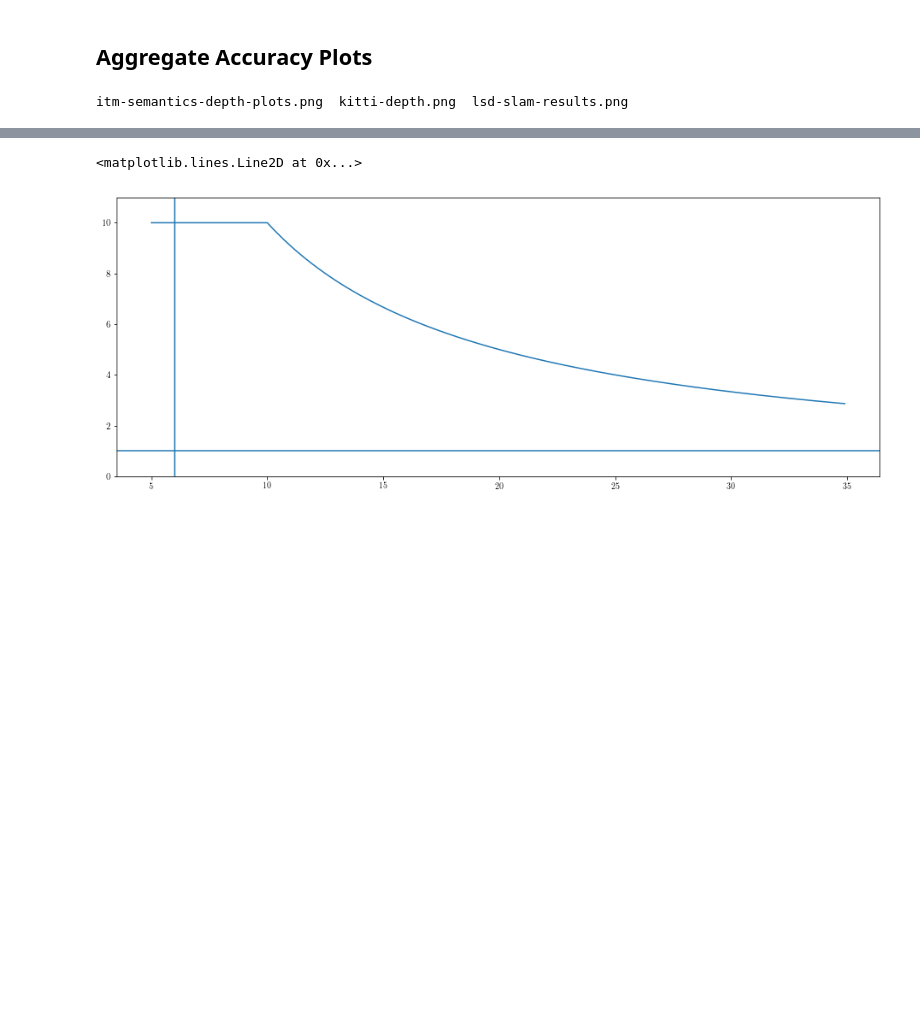
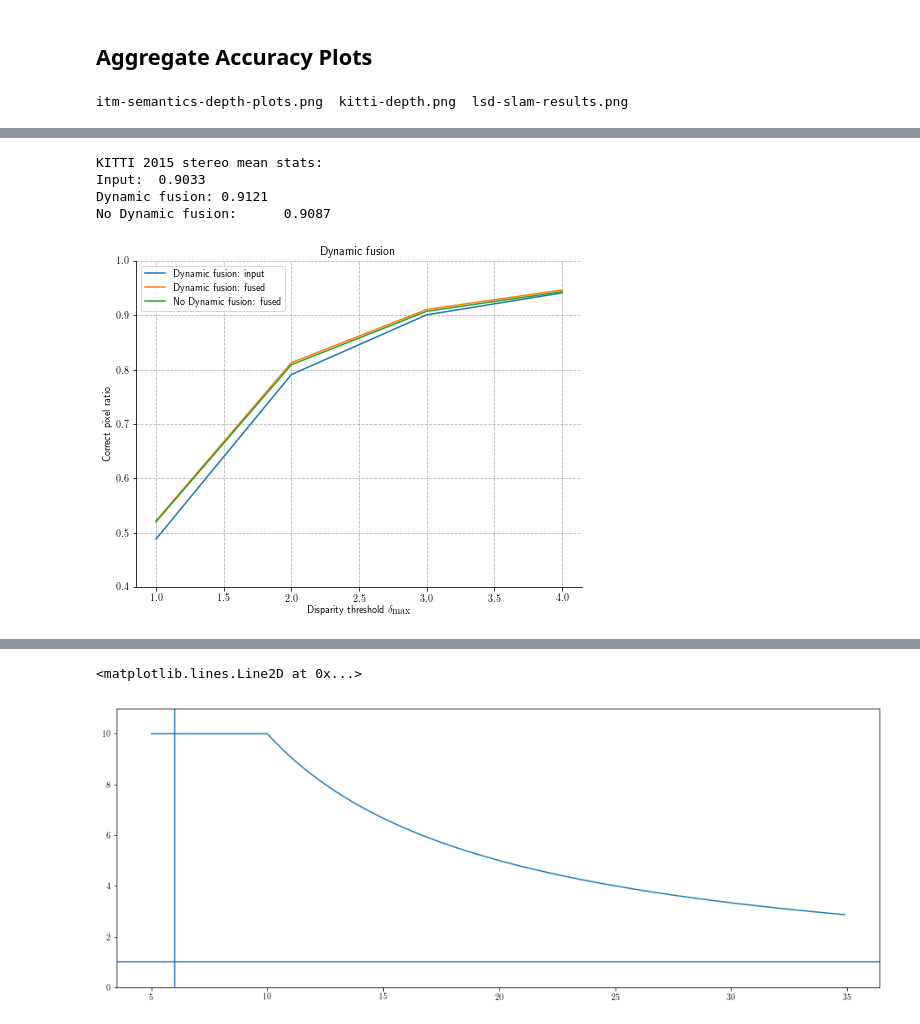
Before and after one commit to AndreiBarsan/DynSLAM, a Jupyter notebook: notebooks/DepthAnalysis.ipynb, the cells around one changed output, grey strips where cells are left out. Saved outputs shown, nothing was run; the diff lists cells and outputs as text; code cells hidden in the pictures; blank space fills up the shorter version.

```diff
--- a/notebooks/DepthAnalysis.ipynb
+++ b/notebooks/DepthAnalysis.ipynb
@@ -320,0 +343,11 @@ plt.savefig('../fig/{}.png'.format(fig_fname))
+# %%
+def compare_agg_acc(file_1, file_2, title, first_label="Dynamic fusion", second_label="No dynamic fusion"):
+    first_df = pd.read_csv(file_1)
+    second_df = pd.read_csv(file_2)
+    augment(first_df)
+    augment(second_df)
+    agggregate_accuracy_comparison(first_df, second_df, first_label, second_label, False)
+
+    fig_fname = title
+    plt.savefig('../fig/{}.eps'.format(fig_fname))
+    plt.savefig('../fig/{}.png'.format(fig_fname))
@@ -320,0 +371,14 @@ plt.savefig('../fig/{}.png'.format(fig_fname))
+# %%
+compare_agg_acc(
+    "../csv/kitti-tracking-sequence-0008-tracking-dataset-offset-0-depth-precomputed-dispnet-voxelsize-0.0500-max-depth-m-20.00-dynamic-mode-NO-direct-ref-with-fusion-weights-static-depth-result.csv",
+    "../csv/kitti-tracking-sequence-0008-tracking-dataset-offset-0-depth-precomputed-dispnet-voxelsize-0.0500-max-depth-m-20.00-NO-dynamic-NO-direct-ref-with-fusion-weights-static-depth-result.csv",
+    "dyn-vs-NO-dyn-tracking-8-full-dnet-sep-20m",
+    "Dynamic fusion",
+    "No Dynamic fusion"
+)
+# %% [output]
+KITTI 2015 stereo mean stats:
+Input:  0.9033
+Dynamic fusion: 0.9121
+No Dynamic fusion:      0.9087
+[figure, added]
```
Also changed, not shown: parts of 17 cells of this notebook.
